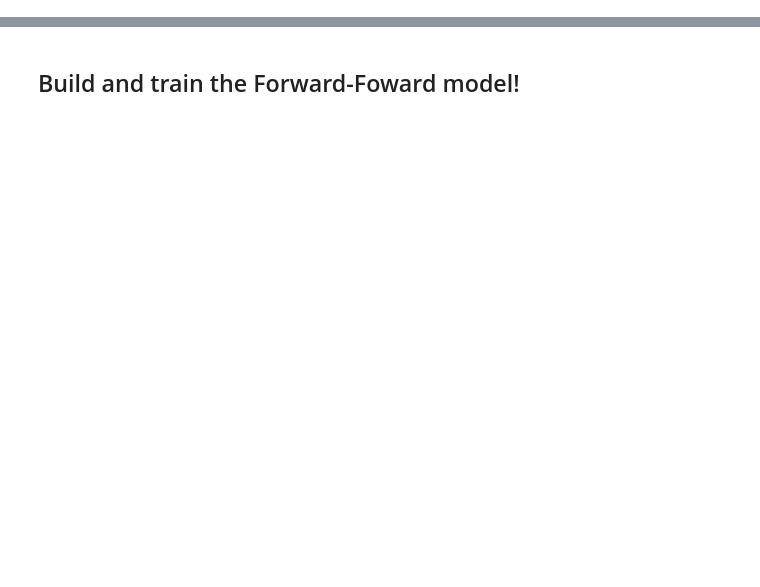
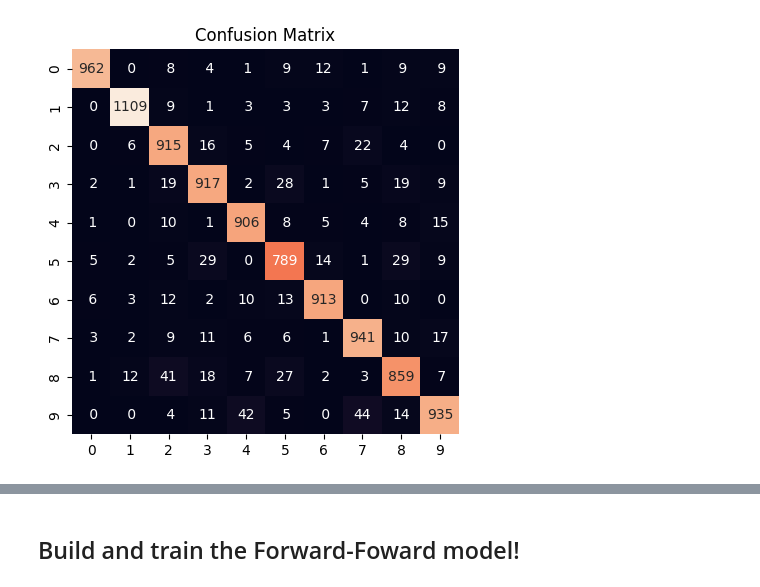
Before and after one commit to karencfisher/forward-forward, a Jupyter notebook: mnist.ipynb, the cells around one changed output, grey strips where cells are left out. Saved outputs shown, nothing was run; the diff lists cells and outputs as text; code cells hidden in the pictures; blank space fills up the shorter version.

```diff
--- a/mnist.ipynb
+++ b/mnist.ipynb
@@ -64,0 +84,9 @@ utils.show_samples(x_train, y_train, 2)
+# %%
+plt.figure(figsize=(5, 5))
+preds = clf.predict(tf.convert_to_tensor(x_test))
+preds = np.argmax(preds, axis=1)
+cm = confusion_matrix(preds, y_test)
+sns.heatmap(cm, annot=True, fmt='2d', cbar=False, cmap='rocket')
+plt.title('Confusion Matrix')
+plt.show()
+# %% [output]
@@ -64,0 +94 @@ utils.show_samples(x_train, y_train, 2)
+[figure, added]
```
Also changed, not shown: parts of 28 cells of this notebook, 2 other files.
